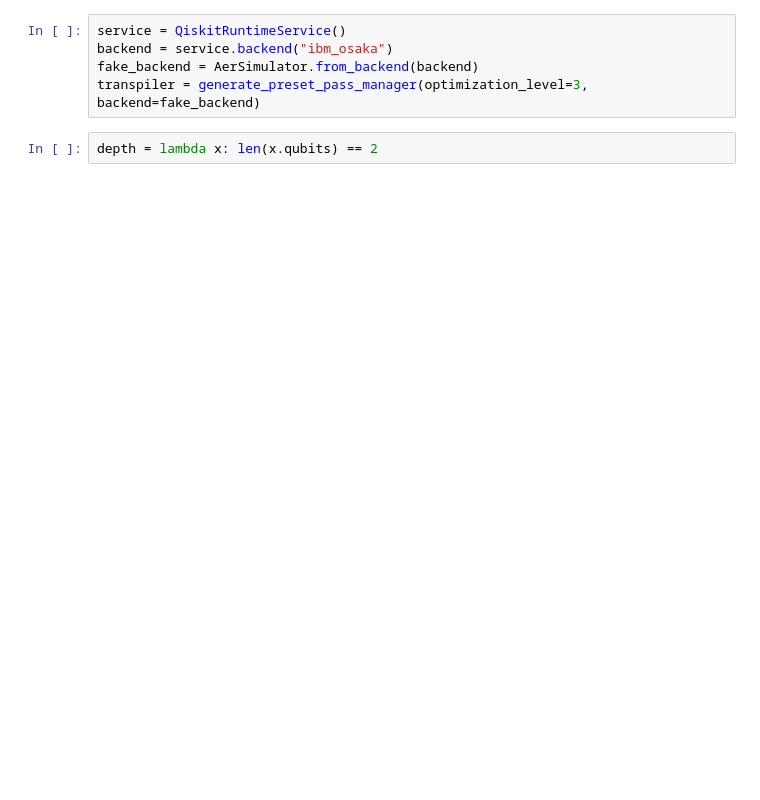
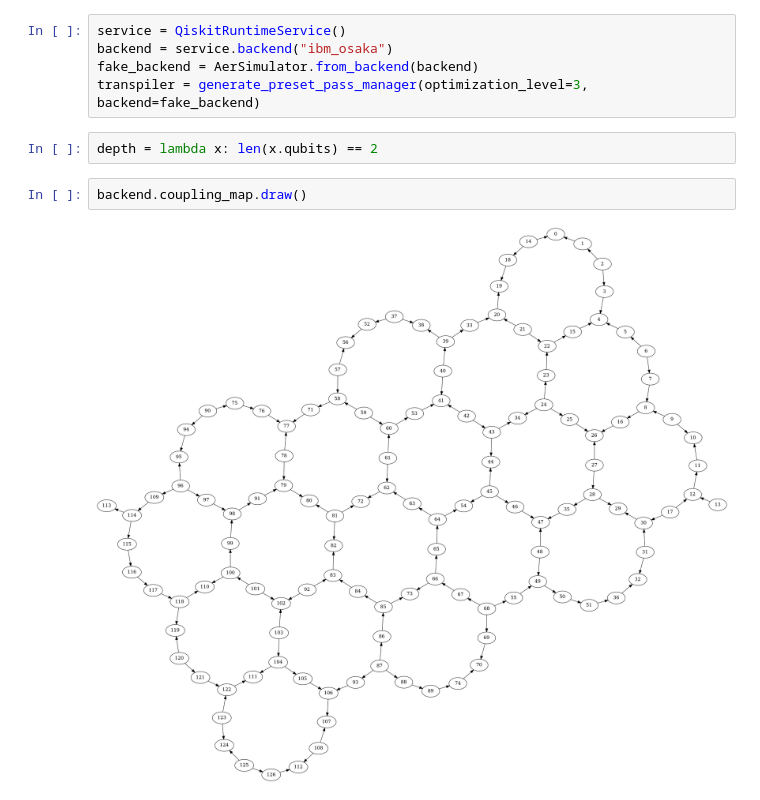
Before and after one commit to Dpbm/ghz, a Jupyter notebook: Untitled.ipynb, the cells around one changed output. Cells and saved outputs as stored; diff of their text form; blank space fills up the shorter version.

```diff
--- a/Untitled.ipynb
+++ b/Untitled.ipynb
@@ -11,6 +12,10 @@ fake_backend = AerSimulator.from_backend(backend)
 transpiler = generate_preset_pass_manager(optimization_level=3, backend=fake_backend)
 # %%
 depth = lambda x: len(x.qubits) == 2
+# %%
+backend.coupling_map.draw()
+# %% [output]
+[figure, added]
 # %%
 ghz = QuantumCircuit(11)
 ghz.h(5)
```
Also changed, not shown: parts of 10 cells of this notebook, 2 other files.
